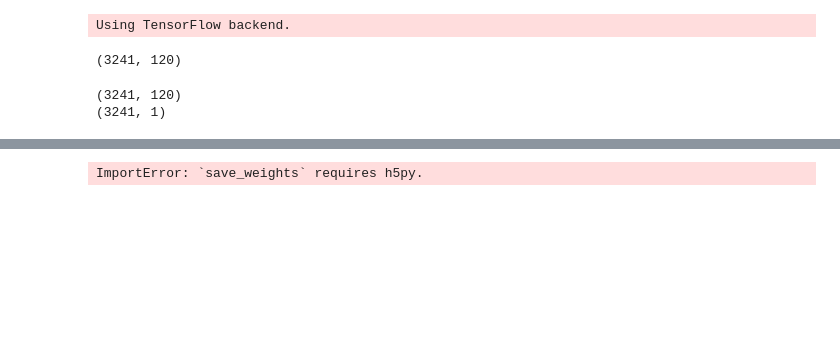
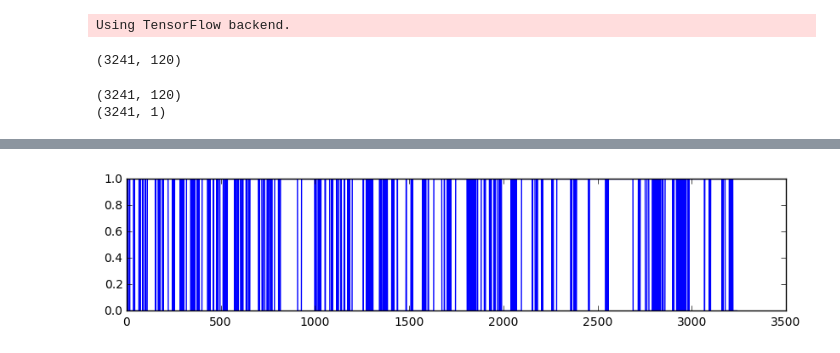
Before and after one commit to shayenne/IAmelodyDNN, a Jupyter notebook: DNN Model - Voice Activity Detection.ipynb, the cells around one changed output, grey strips where cells are left out. Saved outputs shown, nothing was run; the diff lists cells and outputs as text; code cells hidden in the pictures; blank space fills up the shorter version.

```diff
--- a/DNN Model - Voice Activity Detection.ipynb
+++ b/DNN Model - Voice Activity Detection.ipynb
@@ -112,31 +117,10 @@ plt.show()
 # %%
 # Activation output - need to be 0.5
-predictions[predictions<0.6] = 0
-predictions[predictions>=0.6] = 1
+predictions[predictions<0.5] = 0
+predictions[predictions>=0.5] = 1
-# %%
-from keras.models import model_from_json
-# serialize model to JSON
-model_json = model.to_json()
-with open("model.json", "w") as json_file:
-    json_file.write(model_json)
-# serialize weights to HDF5
-model.save_weights("model.json")
-print("Saved model to disk")
-
-# later...
-
-# load json and create model
-json_file = open('model.json', 'r')
-loaded_model_json = json_file.read()
-json_file.close()
-loaded_model = model_from_json(loaded_model_json)
-# load weights into new model
-loaded_model.load_weights("model.json")
-print("Loaded model from disk")
-
-# evaluate loaded model on test data
-loaded_model.compile(loss='binary_crossentropy', optimizer='rmsprop', metrics=['accuracy'])
-score = loaded_model.evaluate(X, Y, verbose=0)
-print("%s: %.2f%%" % (loaded_model.metrics_names[1], score[1]*100))
-# %% [output]
-ImportError: `save_weights` requires h5py.
+# %%
+plt.figure(figsize=(10,2))
+plt.plot(predictions)
+plt.show()
+# %% [output]
+[figure, added]
```
Also changed, not shown: parts of 4 cells of this notebook, 2 other files.
